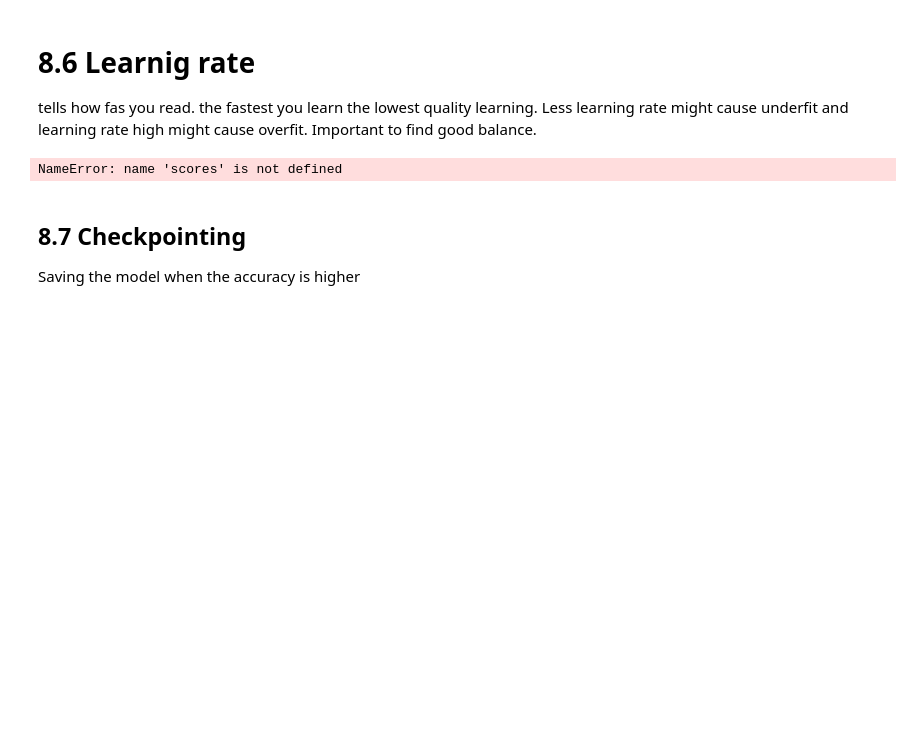
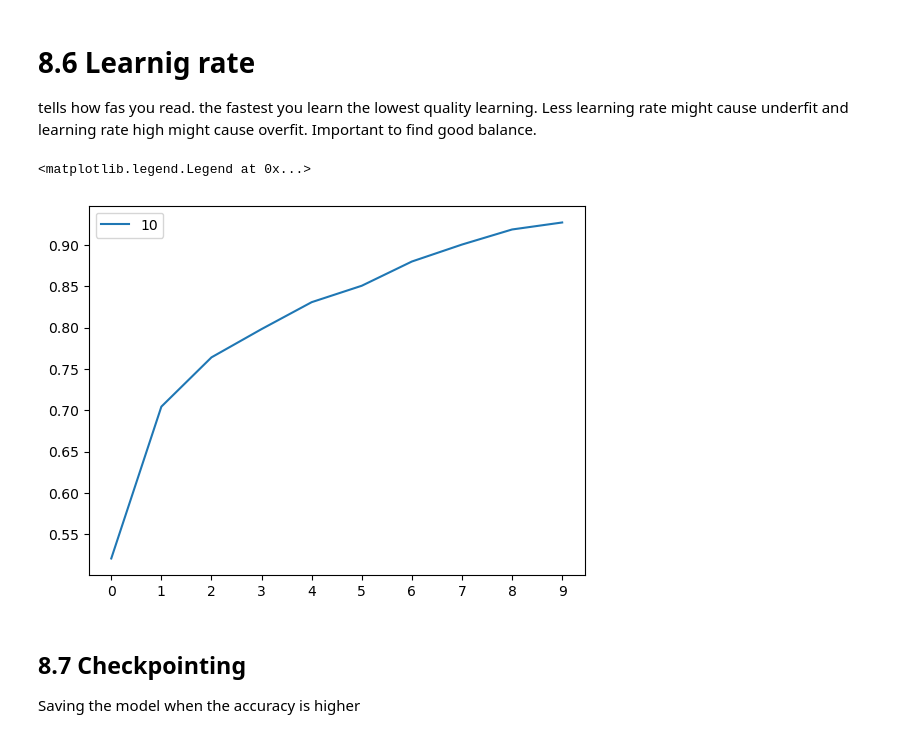
Before and after one commit to irenebustos/machine_learning_zoomcamp, a Jupyter notebook: 8_deeplearning/tshirt_classiffication_irene.ipynb, the cells around one changed output. Saved outputs shown, nothing was run; the diff lists cells and outputs as text; code cells hidden in the pictures; blank space fills up the shorter version.

```diff
--- a/8_deeplearning/tshirt_classiffication_irene.ipynb
+++ b/8_deeplearning/tshirt_classiffication_irene.ipynb
@@ -338,12 +321,13 @@ def make_model(learning_rate=0.01):
 #     print()
 #     print()
 # %%
-#for lr , hist in scores.items():
- #   plt.plot(hist['accuracy'], label=lr)
-#plt.xticks(np.arange(10))
-#plt.legend()
+for lr , hist in scores.items():
+    plt.plot(hist['accuracy'], label=lr)
+plt.xticks(np.arange(10))
+plt.legend()
 # %% [output]
-NameError: name 'scores' is not defined
+<matplotlib.legend.Legend at 0x...>
+[figure, added]
 # %%
 # for lr , hist in scores.items():
 #     plt.plot(hist['val_accuracy'], label=lr)
```
Also changed, not shown: parts of 32 cells of this notebook.
